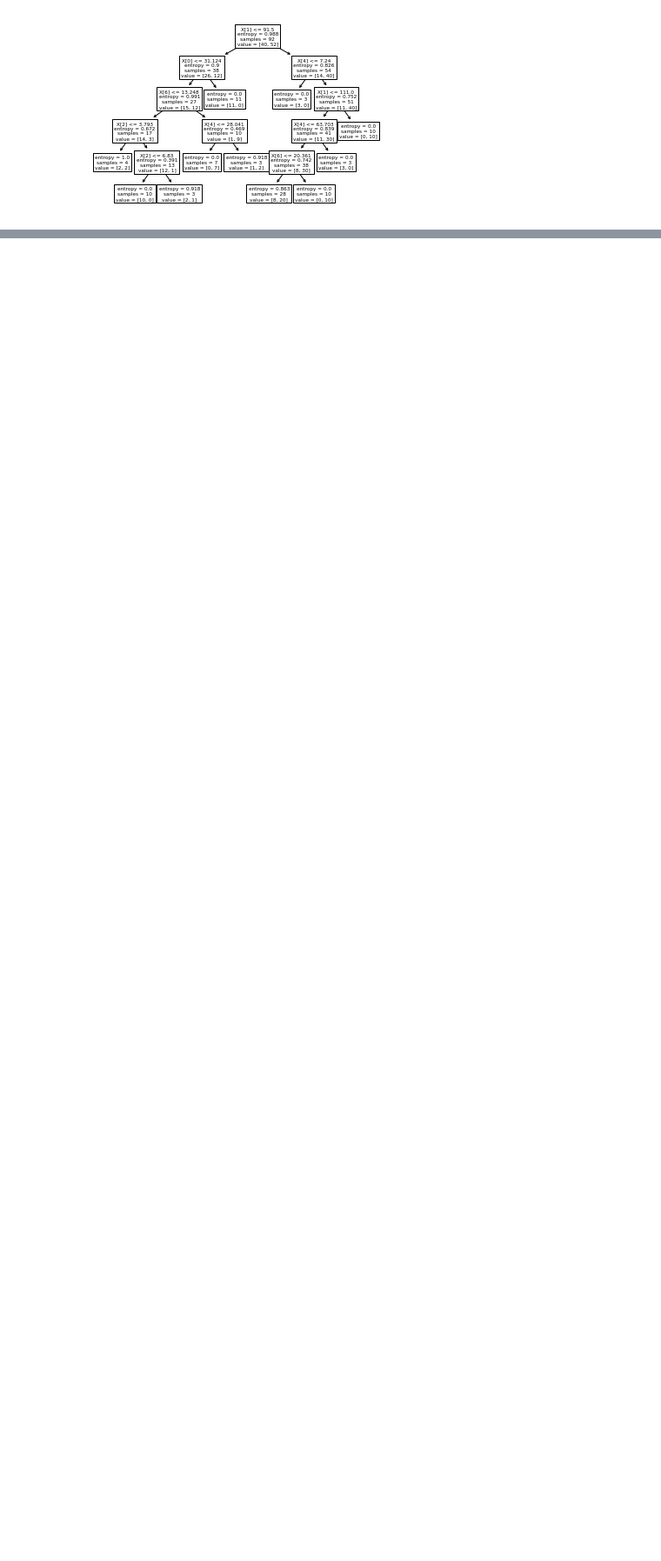
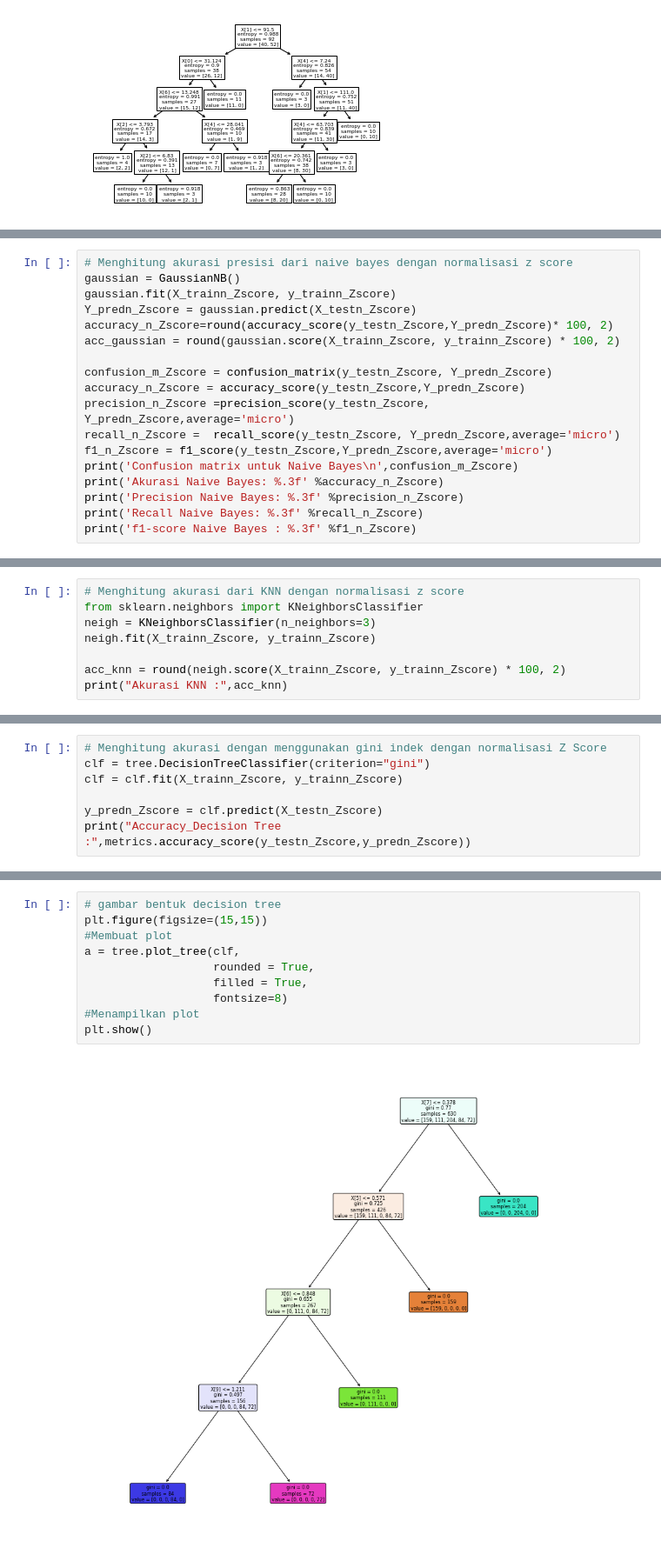
Before and after one commit to Rosita19/datamining, a Jupyter notebook: _sources/Penambangan Data.ipynb, the cells around one changed output, grey strips where cells are left out. Shown at 87% size. Saved outputs shown, nothing was run; the diff lists cells and outputs as text; blank space fills up the shorter version.

```diff
--- a/_sources/Penambangan Data.ipynb
+++ b/_sources/Penambangan Data.ipynb
@@ -1669,0 +1912,18 @@ dataZScale
+# %%
+# Menghitung akurasi presisi dari naive bayes dengan normalisasi z score
+gaussian = GaussianNB()
+gaussian.fit(X_trainn_Zscore, y_trainn_Zscore)
+Y_predn_Zscore = gaussian.predict(X_testn_Zscore)
+accuracy_n_Zscore=round(accuracy_score(y_testn_Zscore,Y_predn_Zscore)* 100, 2)
+acc_gaussian = round(gaussian.score(X_trainn_Zscore, y_trainn_Zscore) * 100, 2)
+
+confusion_m_Zscore = confusion_matrix(y_testn_Zscore, Y_predn_Zscore)
+accuracy_n_Zscore = accuracy_score(y_testn_Zscore,Y_predn_Zscore)
+precision_n_Zscore =precision_score(y_testn_Zscore, Y_predn_Zscore,average='micro')
+recall_n_Zscore =  recall_score(y_testn_Zscore, Y_predn_Zscore,average='micro')
+f1_n_Zscore = f1_score(y_testn_Zscore,Y_predn_Zscore,average='micro')
+print('Confusion matrix untuk Naive Bayes\n',confusion_m_Zscore)
+print('Akurasi Naive Bayes: %.3f' %accuracy_n_Zscore)
+print('Precision Naive Bayes: %.3f' %precision_n_Zscore)
+print('Recall Naive Bayes: %.3f' %recall_n_Zscore)
+print('f1-score Naive Bayes : %.3f' %f1_n_Zscore)
@@ -1669,0 +1969,8 @@ dataZScale
+# %%
+# Menghitung akurasi dari KNN dengan normalisasi z score
+from sklearn.neighbors import KNeighborsClassifier
+neigh = KNeighborsClassifier(n_neighbors=3)
+neigh.fit(X_trainn_Zscore, y_trainn_Zscore)
+
+acc_knn = round(neigh.score(X_trainn_Zscore, y_trainn_Zscore) * 100, 2)
+print("Akurasi KNN :",acc_knn)
@@ -1669,0 +2011,7 @@ dataZScale
+# %%
+# Menghitung akurasi dengan menggunakan gini indek dengan normalisasi Z Score
+clf = tree.DecisionTreeClassifier(criterion="gini")
+clf = clf.fit(X_trainn_Zscore, y_trainn_Zscore)
+
+y_predn_Zscore = clf.predict(X_testn_Zscore)
+print("Accuracy_Decision Tree :",metrics.accuracy_score(y_testn_Zscore,y_predn_Zscore))
@@ -1669,0 +2020,12 @@ dataZScale
+# %%
+# gambar bentuk decision tree
+plt.figure(figsize=(15,15))
+#Membuat plot
+a = tree.plot_tree(clf,
+                   rounded = True,
+                   filled = True,
+                   fontsize=8)
+#Menampilkan plot
+plt.show()
+# %% [output]
+[figure, added]
```
Also changed, not shown: parts of 94 cells of this notebook, 16 other files.
